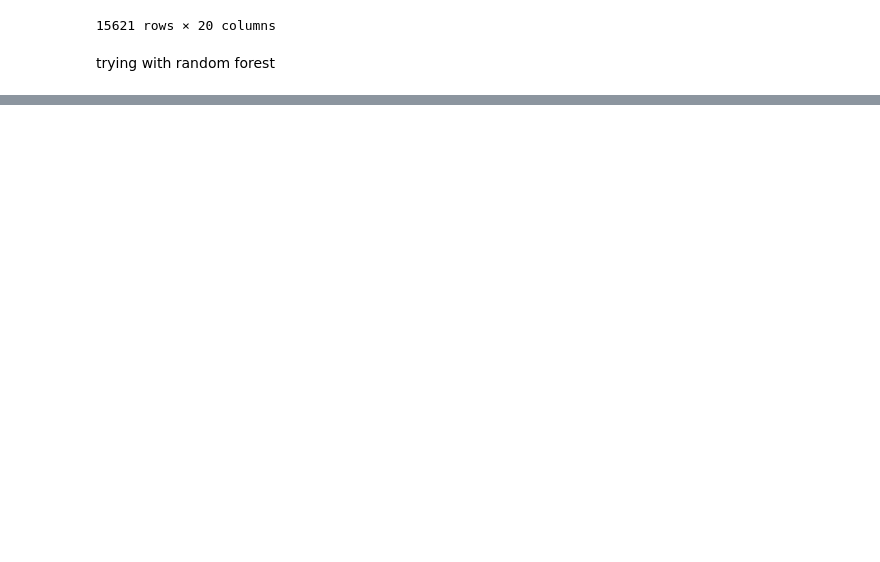
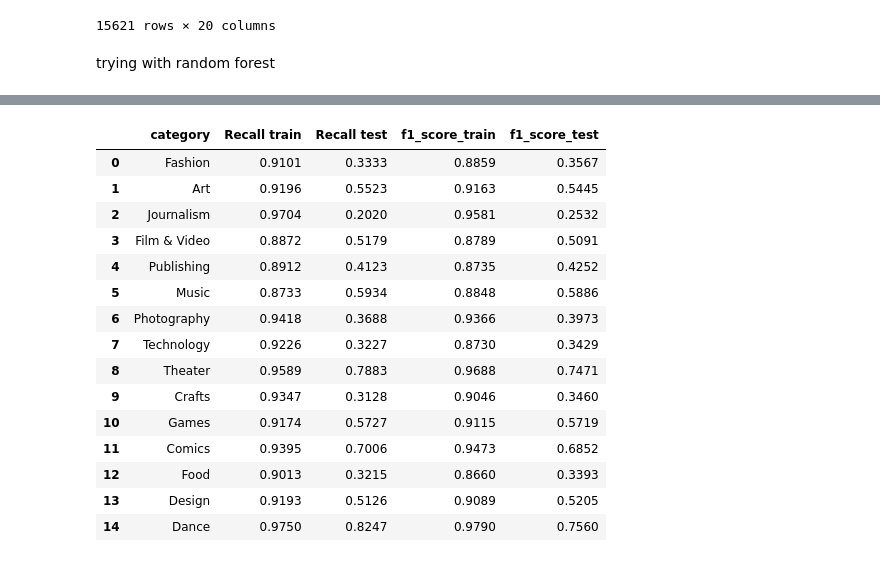
Before and after one commit to JainNupur20/kickstarter-project, a Jupyter notebook: project.ipynb, the cells around one changed output, grey strips where cells are left out. Drawn from its saved outputs; the diff is of its cells as text; code cells hidden in the pictures; blank space fills up the shorter version.

Commit message:
tru random forest

```diff
--- a/project.ipynb
+++ b/project.ipynb
@@ -911,0 +1007,69 @@ trying with random forest
+# %%
+model = "RandomForestClassifier"
+rf_results= {}
+rf_proba = {}
+y_pred_train = {}
+y_pred_test = {}
+y_probs_train = {}
+y_probs_test = {}
+df_recalls = {}
+recalls_train = {}  # Initialize recall dictionaries
+recalls_test = {}
+f1_train={}
+f1_test={}
+
+
+for category in categories:
+    print(f"Training Random Forest for category: {category}")
+
+    rf_model = RandomForestClassifier(random_state=42, n_estimators=100, min_samples_split=4, n_jobs=-1, verbose = 0,class_weight='balanced')
+    rf_model.fit(X_train_wo_outlier[category], y_train_wo_outlier[category])
+    n_nodes = []
+    max_depths = []
+
+# Stats about the trees in random forest
+    for ind_tree in rf_model.estimators_:
+        n_nodes.append(ind_tree.tree_.node_count)
+        max_depths.append(ind_tree.tree_.max_depth)
+
+    print(f'Average number of nodes {int(np.mean(n_nodes))}')
+    print(f'Average maximum depth {int(np.mean(max_depths))}')
+#predict on
+    y_pred_train[category] = rf_model.predict(X_train_wo_outlier[category])
+    y_probs_train[category]= rf_model.predict_proba(X_train_wo_outlier[category])[:, 1]
+
+    y_pred_test[category] = rf_model.predict(X_test[category])
+
+    y_probs_test[category] = rf_model.predict_proba(X_test[category])[:, 1]
+    recalls_train[category] = recall_score(y_train_wo_outlier[category], y_pred_train[category]).round(4)
+    recalls_test[category] = recall_score(y_test[category], y_pred_test[category]).round(4)
+    f1_train[category] = f1_score(y_train_wo_outlier[category], y_pred_train[category]).round(4)
+    f1_test[category] = f1_score(y_test[category], y_pred_test[category]).round(4)
+
+    #store result
+    rf_results[category]={
+        'train_proba': y_probs_train[category],
+        'test_proba': y_probs_test[category]
+
+
+    }
+
+
+# Print some sample probabilities for the current category (first 5 samples)
+#  print(f"Sample probabilities for category '{category}':")
+#  print(f"Train: {y_probs_train[category][:5]}")
+#  print(f"Test: {y_probs_test[category][:5]}")
+
+df_recalls = pd.DataFrame({
+    "category": categories,
+    "Recall train": recalls_train.values(),
+    "Recall test": recalls_test.values(),
+    "f1_score_train": f1_train.values(),
+    "f1_score_test" : f1_test.values()
+    })
+
+
+
+print("Probability predictions completed!")
+df_recalls
+# %% [output]
@@ -911,0 +1093,16 @@ trying with random forest
+|  | category | Recall train | Recall test | f1_score_train | f1_score_test |
+| 0 | Fashion | 0.9101 | 0.3333 | 0.8859 | 0.3567 |
+| 1 | Art | 0.9196 | 0.5523 | 0.9163 | 0.5445 |
+| 2 | Journalism | 0.9704 | 0.2020 | 0.9581 | 0.2532 |
+| 3 | Film & Video | 0.8872 | 0.5179 | 0.8789 | 0.5091 |
+| 4 | Publishing | 0.8912 | 0.4123 | 0.8735 | 0.4252 |
+| 5 | Music | 0.8733 | 0.5934 | 0.8848 | 0.5886 |
+| 6 | Photography | 0.9418 | 0.3688 | 0.9366 | 0.3973 |
+| 7 | Technology | 0.9226 | 0.3227 | 0.8730 | 0.3429 |
+| 8 | Theater | 0.9589 | 0.7883 | 0.9688 | 0.7471 |
+| 9 | Crafts | 0.9347 | 0.3128 | 0.9046 | 0.3460 |
+| 10 | Games | 0.9174 | 0.5727 | 0.9115 | 0.5719 |
+| 11 | Comics | 0.9395 | 0.7006 | 0.9473 | 0.6852 |
+| 12 | Food | 0.9013 | 0.3215 | 0.8660 | 0.3393 |
+| 13 | Design | 0.9193 | 0.5126 | 0.9089 | 0.5205 |
+| 14 | Dance | 0.9750 | 0.8247 | 0.9790 | 0.7560 |
```
Also changed, not shown: parts of 7 cells of this notebook.
